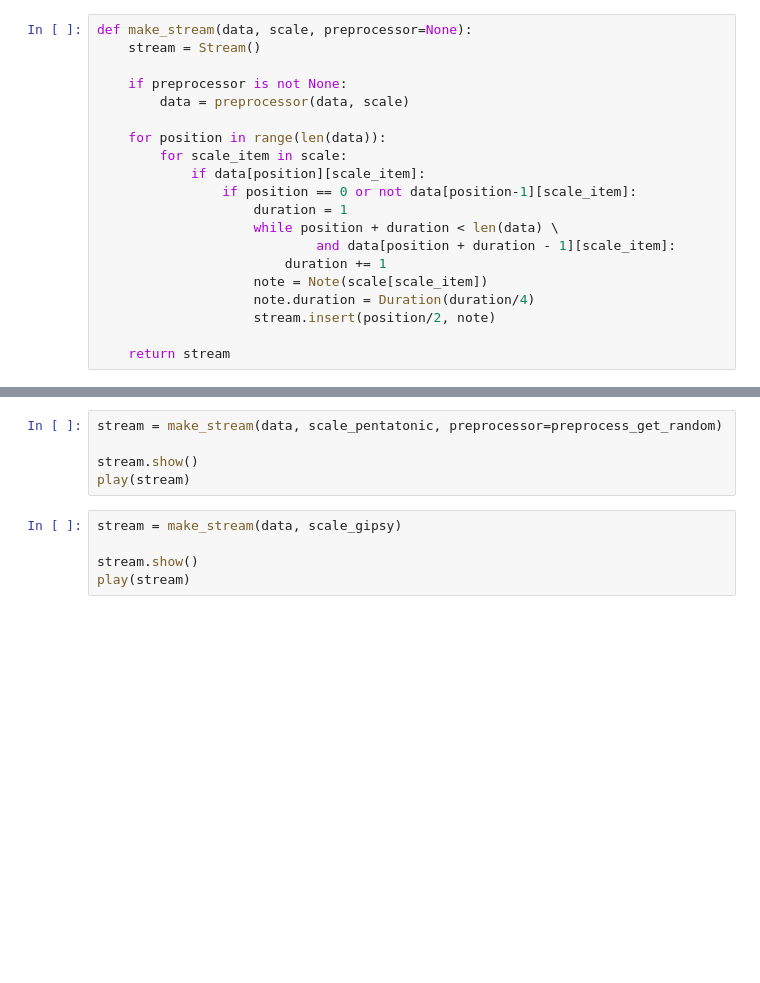
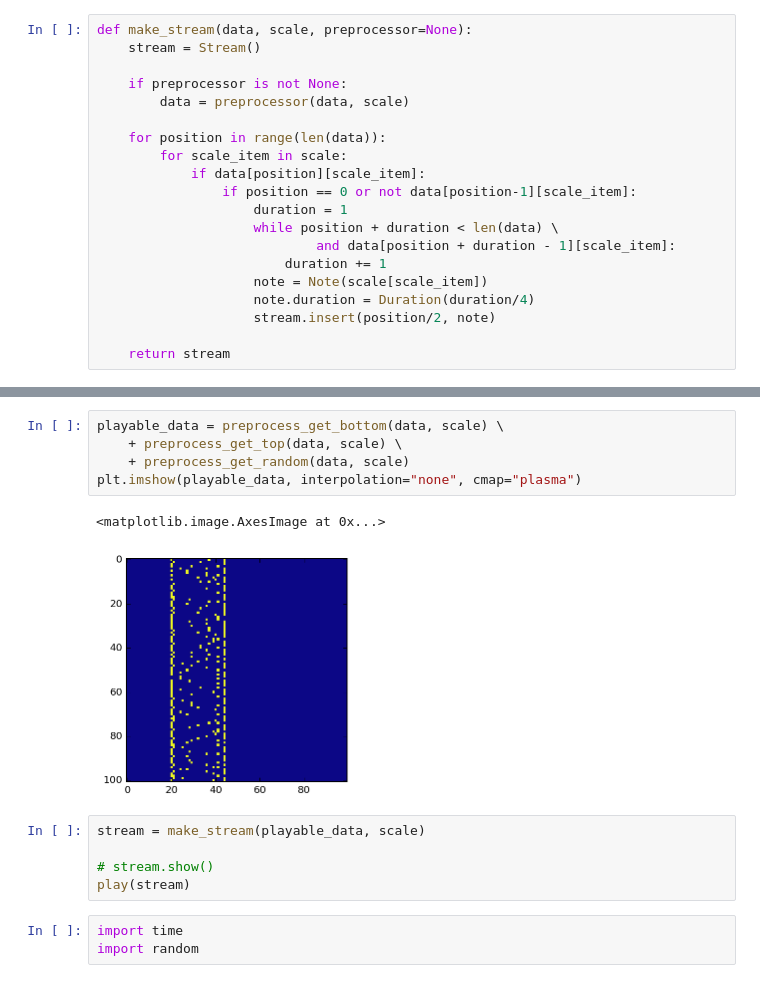
Before and after one commit to Larhard/rand-12, a Jupyter notebook: Cellular automata.ipynb, the cells around one changed output, grey strips where cells are left out. Saved outputs shown, nothing was run; the diff lists cells and outputs as text; blank space fills up the shorter version.

```diff
--- a/Cellular automata.ipynb
+++ b/Cellular automata.ipynb
@@ -389,10 +417,16 @@ plt.imshow(preprocess_get_top(data, scale_doric), interpolation="none", cmap="pl
+# %%
+playable_data = preprocess_get_bottom(data, scale) \
+    + preprocess_get_top(data, scale) \
+    + preprocess_get_random(data, scale)
+plt.imshow(playable_data, interpolation="none", cmap="plasma")
+# %% [output]
+<matplotlib.image.AxesImage at 0x...>
+[figure, added]
 # %%
-stream = make_stream(data, scale_pentatonic, preprocessor=preprocess_get_random)
+stream = make_stream(playable_data, scale)
 
-stream.show()
+# stream.show()
 play(stream)
-# %%
-stream = make_stream(data, scale_gipsy)
-
-stream.show()
-play(stream)
+# %%
+import time
+import random
```
Also changed, not shown: parts of 10 cells of this notebook.
